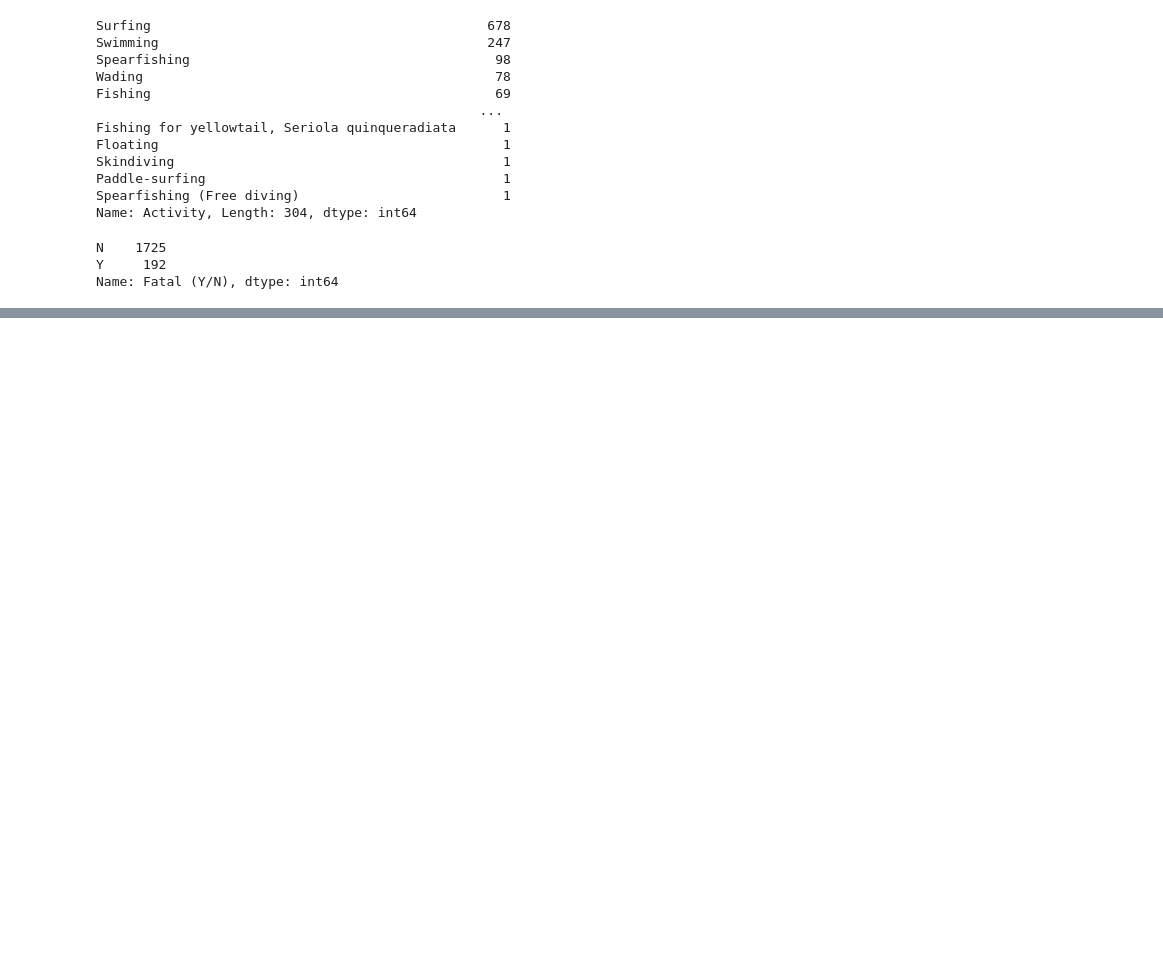
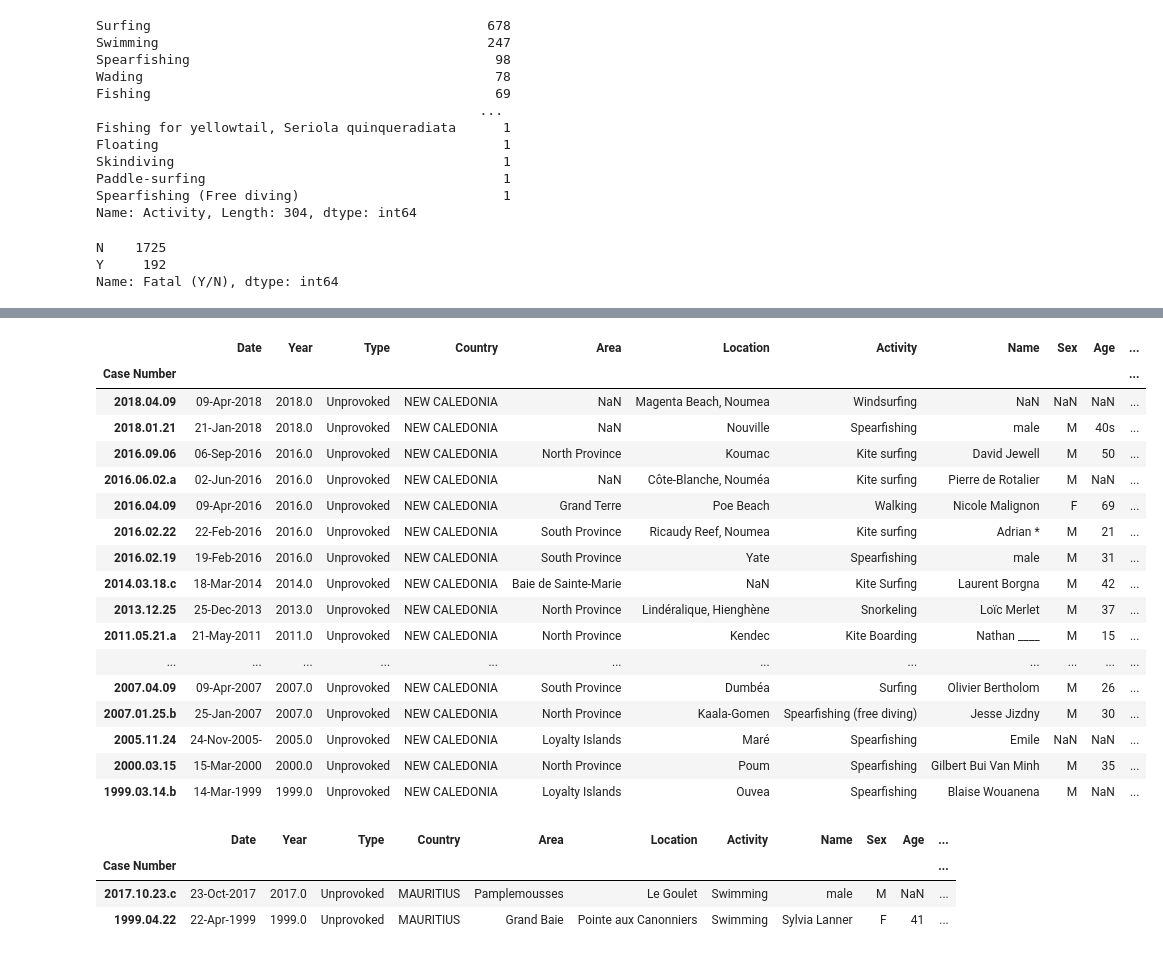
Before and after one commit to ElizaDeBarros/Project-2-Repo, a Jupyter notebook: data/sam.ipynb, the cells around one changed output, grey strips where cells are left out. Cells and saved outputs as stored; diff of their text form; code cells hidden in the pictures; blank space fills up the shorter version.

```diff
--- a/data/sam.ipynb
+++ b/data/sam.ipynb
@@ -291,0 +322,23 @@ country_df
+# %%
+New_Caledonia_df = df2.loc[df2["Country"] == "NEW CALEDONIA"]
+New_Caledonia_df
+#20.9043° S, 165.6180° E
+# %% [output]
+|  | Date | Year | Type | Country | Area | Location | Activity | Name | Sex | Age | ... |
+| Case Number |  |  |  |  |  |  |  |  |  |  | ... |
+| 2018.04.09 | 09-Apr-2018 | 2018.0 | Unprovoked | NEW CALEDONIA | NaN | Magenta Beach, Noumea | Windsurfing | NaN | NaN | NaN | ... |
+| 2018.01.21 | 21-Jan-2018 | 2018.0 | Unprovoked | NEW CALEDONIA | NaN | Nouville | Spearfishing | male | M | 40s | ... |
+| 2016.09.06 | 06-Sep-2016 | 2016.0 | Unprovoked | NEW CALEDONIA | North Province | Koumac | Kite surfing | David Jewell | M | 50 | ... |
+| 2016.06.02.a | 02-Jun-2016 | 2016.0 | Unprovoked | NEW CALEDONIA | NaN | Côte-Blanche, Nouméa | Kite surfing | Pierre de Rotalier | M | NaN | ... |
+| 2016.04.09 | 09-Apr-2016 | 2016.0 | Unprovoked | NEW CALEDONIA | Grand Terre | Poe Beach | Walking | Nicole Malignon | F | 69 | ... |
+| 2016.02.22 | 22-Feb-2016 | 2016.0 | Unprovoked | NEW CALEDONIA | South Province | Ricaudy Reef, Noumea | Kite surfing | Adrian * | M | 21 | ... |
+| 2016.02.19 | 19-Feb-2016 | 2016.0 | Unprovoked | NEW CALEDONIA | South Province | Yate | Spearfishing | male | M | 31 | ... |
+| 2014.03.18.c | 18-Mar-2014 | 2014.0 | Unprovoked | NEW CALEDONIA | Baie de Sainte-Marie | NaN | Kite Surfing | Laurent Borgna | M | 42 | ... |
+| 2013.12.25 | 25-Dec-2013 | 2013.0 | Unprovoked | NEW CALEDONIA | North Province | Lindéralique, Hienghène | Snorkeling | Loïc Merlet | M | 37 | ... |
+| 2011.05.21.a | 21-May-2011 | 2011.0 | Unprovoked | NEW CALEDONIA | North Province | Kendec | Kite Boarding | Nathan ____ | M | 15 | ... |
+| ... | ... | ... | ... | ... | ... | ... | ... | ... | ... | ... | ... |
+| 2007.04.09 | 09-Apr-2007 | 2007.0 | Unprovoked | NEW CALEDONIA | South Province | Dumbéa | Surfing | Olivier Bertholom | M | 26 | ... |
+| 2007.01.25.b | 25-Jan-2007 | 2007.0 | Unprovoked | NEW CALEDONIA | North Province | Kaala-Gomen | Spearfishing (free diving) | Jesse Jizdny | M | 30 | ... |
+| 2005.11.24 | 24-Nov-2005- | 2005.0 | Unprovoked | NEW CALEDONIA | Loyalty Islands | Maré | Spearfishing | Emile | NaN | NaN | ... |
+| 2000.03.15 | 15-Mar-2000 | 2000.0 | Unprovoked | NEW CALEDONIA | North Province | Poum | Spearfishing | Gilbert Bui Van Minh | M | 35 | ... |
+| 1999.03.14.b | 14-Mar-1999 | 1999.0 | Unprovoked | NEW CALEDONIA | Loyalty Islands | Ouvea | Spearfishing | Blaise Wouanena | M | NaN | ... |
@@ -291,0 +349,9 @@ country_df
+# %%
+Mauritius_df = df2.loc[df2["Country"] == "MAURITIUS"]
+Mauritius_df
+#20.3484° S, 57.5522° E
+# %% [output]
+|  | Date | Year | Type | Country | Area | Location | Activity | Name | Sex | Age | ... |
+| Case Number |  |  |  |  |  |  |  |  |  |  | ... |
+| 2017.10.23.c | 23-Oct-2017 | 2017.0 | Unprovoked | MAURITIUS | Pamplemousses | Le Goulet | Swimming | male | M | NaN | ... |
+| 1999.04.22 | 22-Apr-1999 | 1999.0 | Unprovoked | MAURITIUS | Grand Baie | Pointe aux Canonniers | Swimming | Sylvia Lanner | F | 41 | ... |
```
Also changed, not shown: parts of 70 cells of this notebook.
